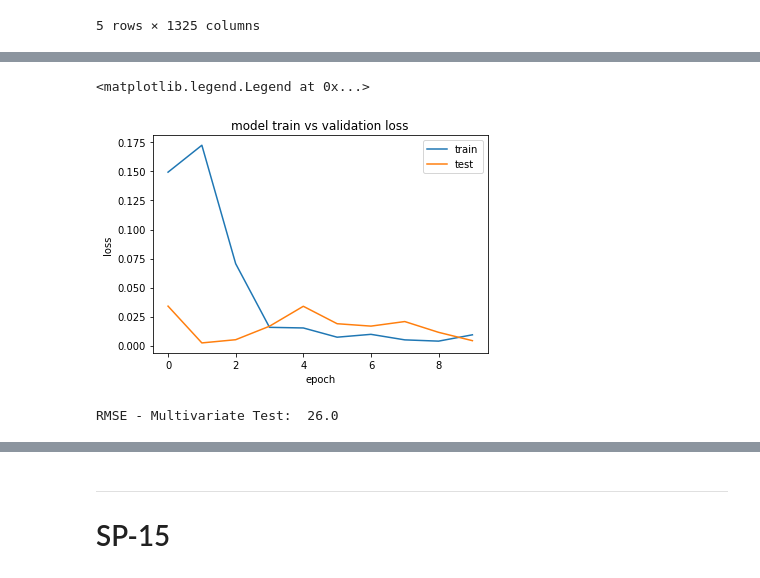
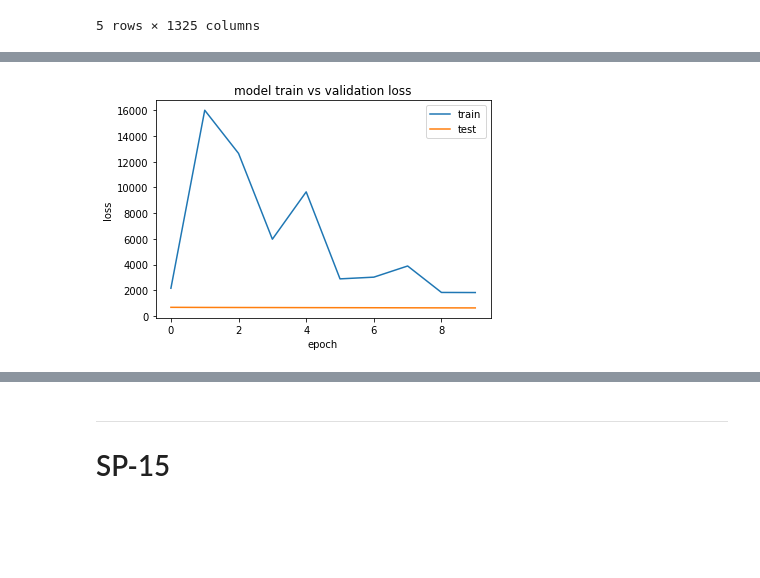
Before and after one commit to Morgan-Sell/caiso-price-forecast, a Jupyter notebook: Final.ipynb, the cells around one changed output, grey strips where cells are left out. Drawn from its saved outputs; the diff is of its cells as text; code cells hidden in the pictures; blank space fills up the shorter version.

Commit message:
Testing multivariate LSTM. Review "lstm2_model" - generation and load."

```diff
--- a/Final.ipynb
+++ b/Final.ipynb
@@ -842,17 +847,22 @@ print(X_train_window.shape, X_test_window.shape, y_train_window.shape, y_test_wi
+# %%
+X1 = caiso[['other', 'solar', 'wind', 'load_MW']].copy()
+y = caiso['$_MWH_np15'].values
+
+X1_train, X1_test, y1_train, y1_test= split_window_multi_var(X1, y, 240, 24, -1, 1)
 # %%
 n_nodes = 8
 n_epochs = 10
 batch_size = 20
 
-multi_var_model = keras.Sequential()
-multi_var_model.add(keras.layers.LSTM(n_nodes, input_shape =(X_train_window.shape[1], X_train_window.shape[2]), dropout=0.2, return_sequences=True))
+lstm_multi_1 = keras.Sequential()
+lstm_multi_1.add(keras.layers.LSTM(n_nodes, input_shape =(X1_train.shape[1], X1_train.shape[2]), dropout=0.2, return_sequences=True))
 #   lstm_uni.add(keras.layers.LSTM(n_nodes, return_sequences=True))
 #   model.add(keras.layers.Dropout(rate=drop_rate))
-multi_var_model.add(keras.layers.LSTM(n_nodes, return_sequences=False))
-multi_var_model.add(keras.layers.Dense(1, activation='relu'))
-multi_var_model.compile(optimizer='rmsprop', loss='mse', metrics='accuracy')
+lstm_multi_1.add(keras.layers.LSTM(n_nodes, return_sequences=False))
+lstm_multi_1.add(keras.layers.Dense(1, activation='relu'))
+lstm_multi_1.compile(optimizer='rmsprop', loss='mse', metrics='accuracy')
 es_callback = keras.callbacks.EarlyStopping(monitor='val_loss', patience=3)
 
-multi_var_history = multi_var_model.fit(X_train_window, y_train_window, steps_per_epoch=5, epochs=n_epochs, batch_size=batch_size, verbose=1, validation_data=(X_test_window, y_test_window), shuffle=False)
+history1 = lstm_multi_1.fit(X1_train, y1_train, steps_per_epoch=5, epochs=n_epochs, batch_size=batch_size, verbose=1, validation_data=(X1_test, y1_test), shuffle=False)
 # %% [output]
 Epoch 1/10
@@ -878,10 +888,8 @@ Epoch 10/10
 # %%
-plt.plot(multi_var_history.history['loss'])
-plt.plot(multi_var_history.history['val_loss'])
-plt.title('model train vs validation loss')
-plt.ylabel('loss')
-plt.xlabel('epoch')
-plt.legend(['train', 'test'], loc='upper right')
+def plot_lstm_val_loss(hist):
+    plt.plot(hist.history['loss'])
+    plt.plot(hist.history['val_loss'])
+    plt.title('model train vs validation loss')
+    plt.ylabel('loss')
+    plt.xlabel('epoch')
+    plt.legend(['train', 'test'], loc='upper right')
-# %% [output]
-<matplotlib.legend.Legend at 0x...>
-[figure, removed]
@@ -890,0 +896,4 @@ y_test_pred = multi_var_model.predict(X_test_window)
+# %%
+plot_lstm_val_loss(history1)
+# %% [output]
+[figure, added]
@@ -919,8 +918,0 @@ axs[1].legend()
-# %%
-# train_rmse_multi = round(calc_rmse(y_train_inv, y_pred_train_np15))
-test_rmse_multi = round(calc_rmse(y_test_inv, y_pred_test_np15))
-
-#print('RMSE- Multivariate Train: ', train_rmse_multi)
-print('RMSE - Multivariate Test: ', test_rmse_multi)
-# %% [output]
-RMSE - Multivariate Test:  26.0
```
Also changed, not shown: parts of 23 cells of this notebook.
